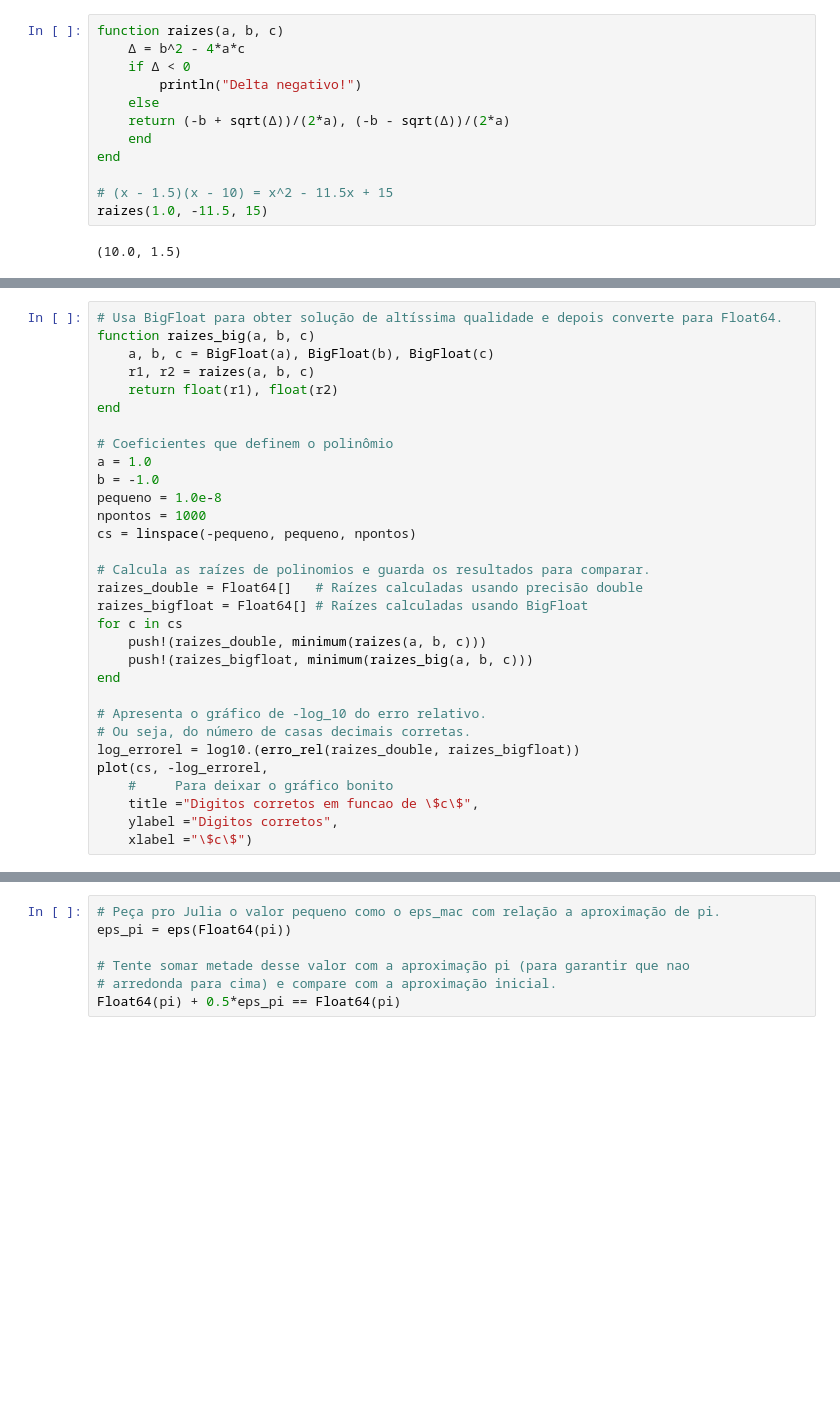
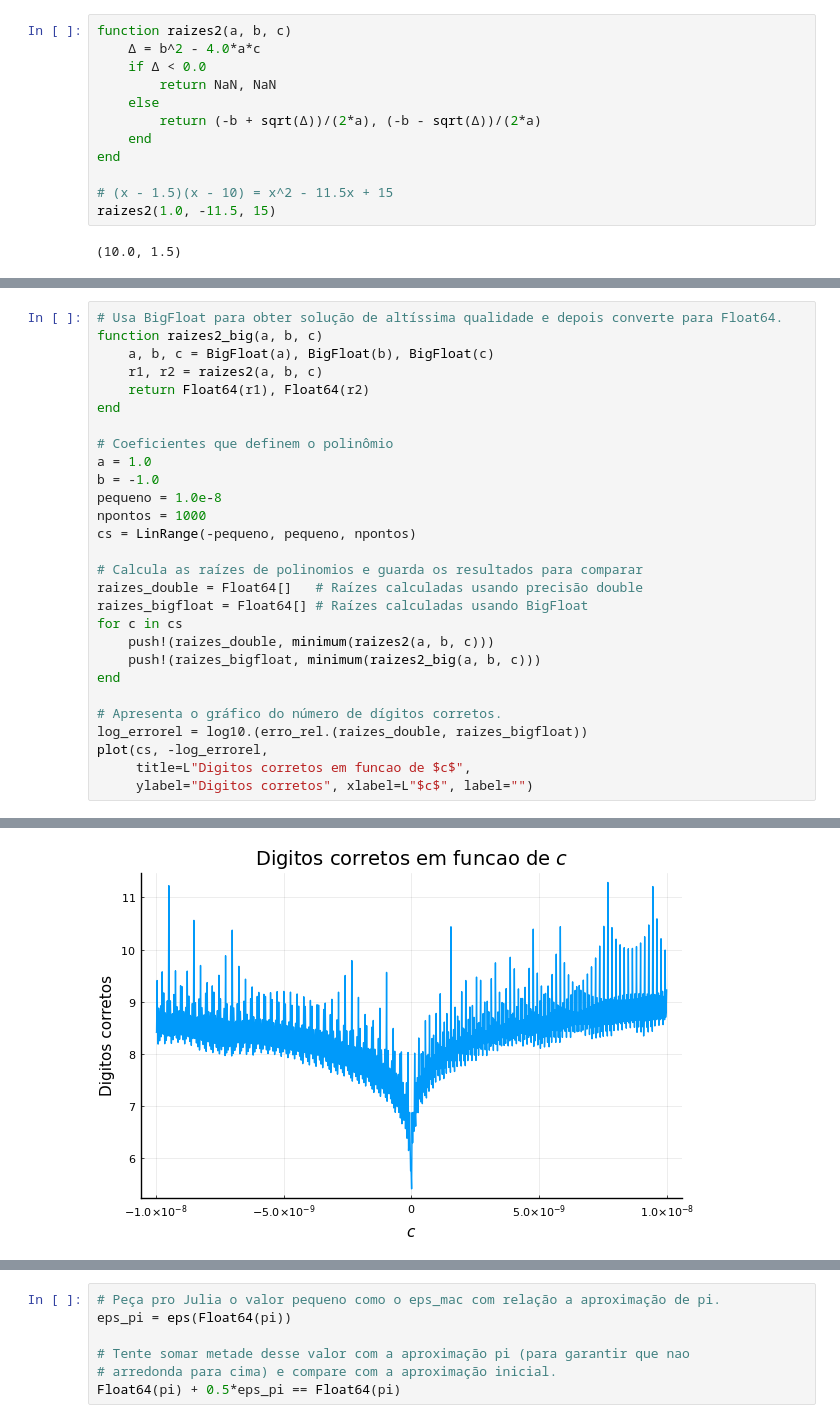
Before and after one commit to pjssilva/ms211, a Jupyter notebook: Computacao_com_Precisao_Finita.ipynb, the cells around one changed output, grey strips where cells are left out. Cells and saved outputs as stored; diff of their text form; blank space fills up the shorter version.

```diff
--- a/Computacao_com_Precisao_Finita.ipynb
+++ b/Computacao_com_Precisao_Finita.ipynb
@@ -263,17 +273,17 @@ $$
 $$
 E a implementação direta dessa formula é dada abaixo.
 # %%
-function raizes(a, b, c)
-    Δ = b^2 - 4*a*c
-    if Δ < 0
-        println("Delta negativo!")
+function raizes2(a, b, c)
+    Δ = b^2 - 4.0*a*c
+    if Δ < 0.0
+        return NaN, NaN
     else
-    return (-b + sqrt(Δ))/(2*a), (-b - sqrt(Δ))/(2*a)
+        return (-b + sqrt(Δ))/(2*a), (-b - sqrt(Δ))/(2*a)
     end
 end
 
 # (x - 1.5)(x - 10) = x^2 - 11.5x + 15
-raizes(1.0, -11.5, 15)
+raizes2(1.0, -11.5, 15)
 # %% [output]
 (10.0, 1.5)
 # %% [markdown]
@@ -291,9 +303,9 @@ Vamos analisar com cuidado um caso particular. Inicialmente, vamos fixar $a = 1$
 # %%
 # Usa BigFloat para obter solução de altíssima qualidade e depois converte para Float64.
-function raizes_big(a, b, c)
+function raizes2_big(a, b, c)
     a, b, c = BigFloat(a), BigFloat(b), BigFloat(c)
-    r1, r2 = raizes(a, b, c)
-    return float(r1), float(r2)
+    r1, r2 = raizes2(a, b, c)
+    return Float64(r1), Float64(r2)
 end
 
 # Coeficientes que definem o polinômio
@@ -301,22 +313,19 @@ a = 1.0
 b = -1.0
 pequeno = 1.0e-8
 npontos = 1000
-cs = linspace(-pequeno, pequeno, npontos)
+cs = LinRange(-pequeno, pequeno, npontos)
 
-# Calcula as raízes de polinomios e guarda os resultados para comparar.
+# Calcula as raízes de polinomios e guarda os resultados para comparar
 raizes_double = Float64[]   # Raízes calculadas usando precisão double
 raizes_bigfloat = Float64[] # Raízes calculadas usando BigFloat
 for c in cs
-    push!(raizes_double, minimum(raizes(a, b, c)))
-    push!(raizes_bigfloat, minimum(raizes_big(a, b, c)))
+    push!(raizes_double, minimum(raizes2(a, b, c)))
+    push!(raizes_bigfloat, minimum(raizes2_big(a, b, c)))
 end
 
-# Apresenta o gráfico de -log_10 do erro relativo.
-# Ou seja, do número de casas decimais corretas.
-log_errorel = log10.(erro_rel(raizes_double, raizes_bigfloat))
+# Apresenta o gráfico do número de dígitos corretos.
+log_errorel = log10.(erro_rel.(raizes_double, raizes_bigfloat))
 plot(cs, -log_errorel,
-    #     Para deixar o gráfico bonito
-    title ="Digitos corretos em funcao de \$c\$",
-    ylabel ="Digitos corretos",
-    xlabel ="\$c\$")
+     title=L"Digitos corretos em funcao de $c$",
+     ylabel="Digitos corretos", xlabel=L"$c$", label="")
 # %% [output]
@@ -324 +332,2 @@ plot(cs, -log_errorel,
+[figure, added]
 # %% [markdown]
```
Also changed, not shown: parts of 16 cells of this notebook, 1 other file.
